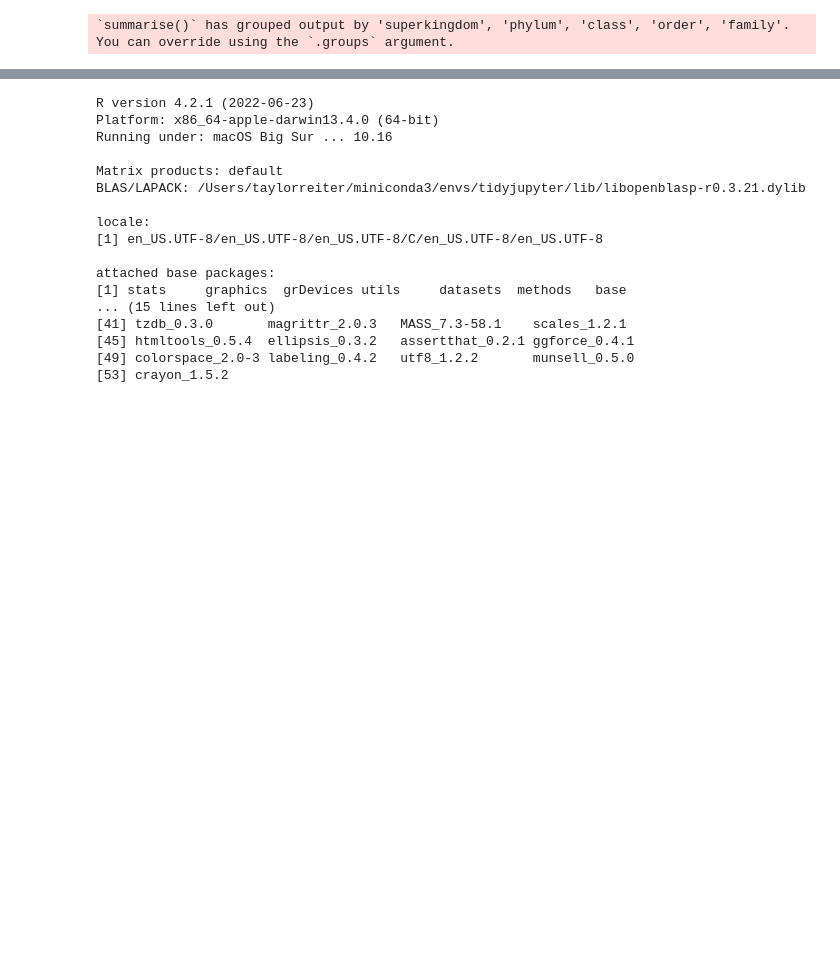
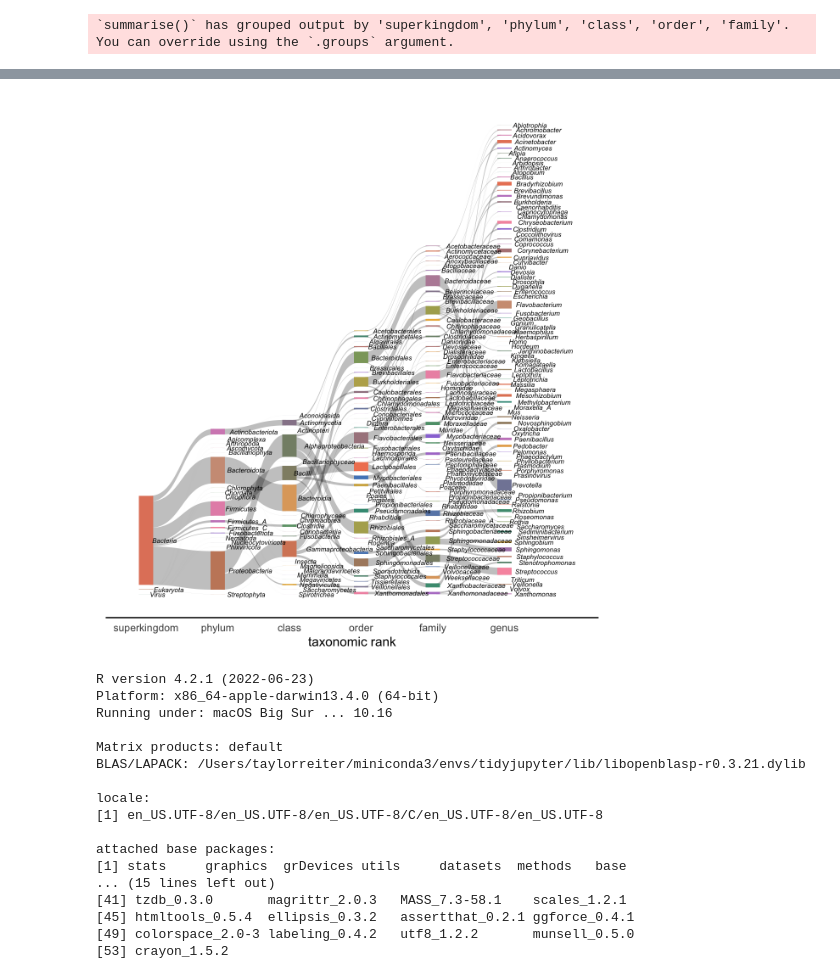
Before and after one commit to Arcadia-Science/seqqc-build-contam-db, a Jupyter notebook: notebooks/20230110-sankey-diagram-of-contam-db.ipynb, the cells around one changed output, grey strips where cells are left out. Drawn from its saved outputs; the diff is of its cells as text; code cells hidden in the pictures; blank space fills up the shorter version.

```diff
--- a/notebooks/20230110-sankey-diagram-of-contam-db.ipynb
+++ b/notebooks/20230110-sankey-diagram-of-contam-db.ipynb
@@ -87,3 +87,10 @@ sankey_plt
+# %%
+# miniture-ize to show on github...I know this isn't viewable
+options(repr.plot.width = 6, repr.plot.height = 6.6, repr.plot.res = 200)
+
+sankey_plt
+# %% [output]
+[figure, added]
 # %%
 sessionInfo()
 # %% [output]
```
Also changed, not shown: parts of 3 cells of this notebook.
